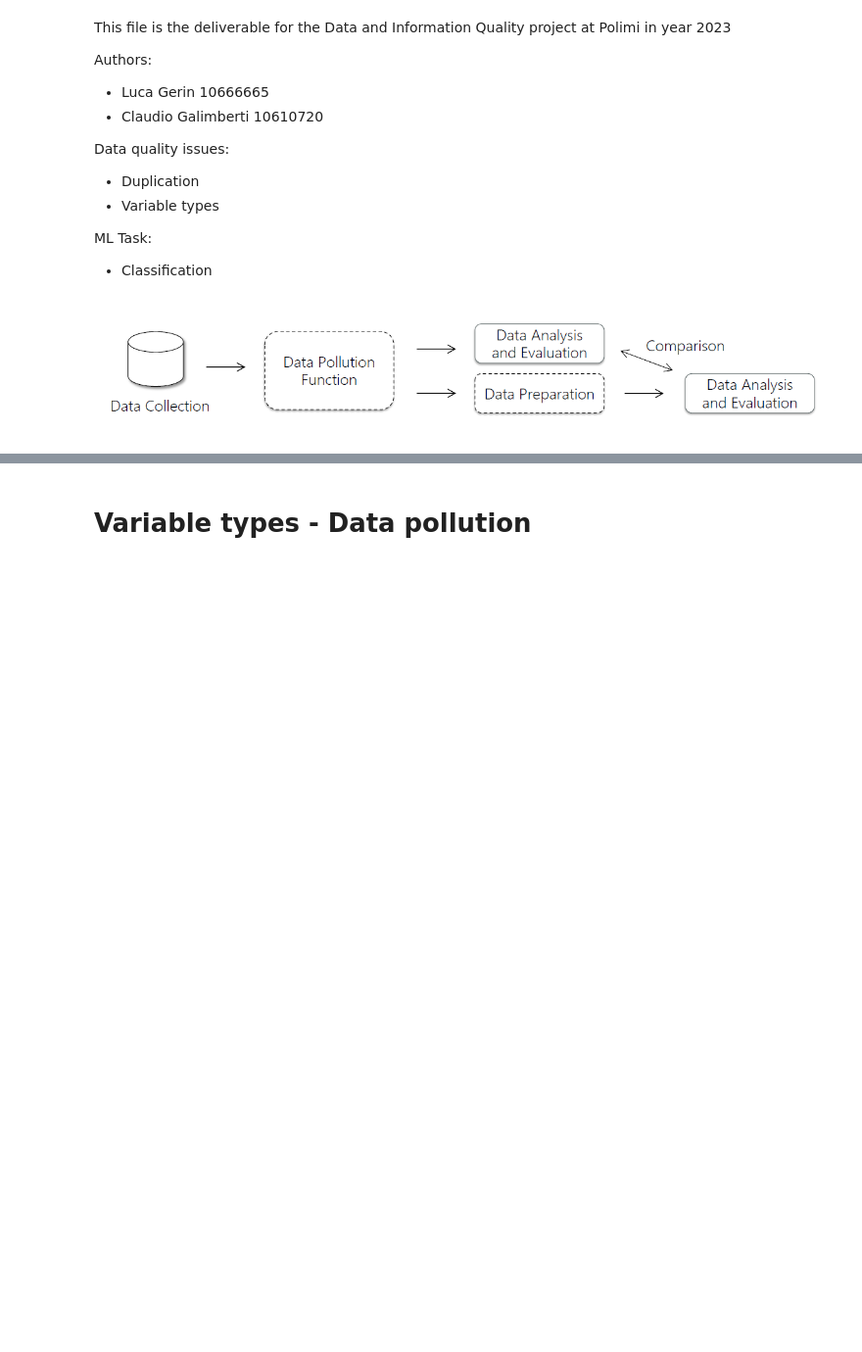
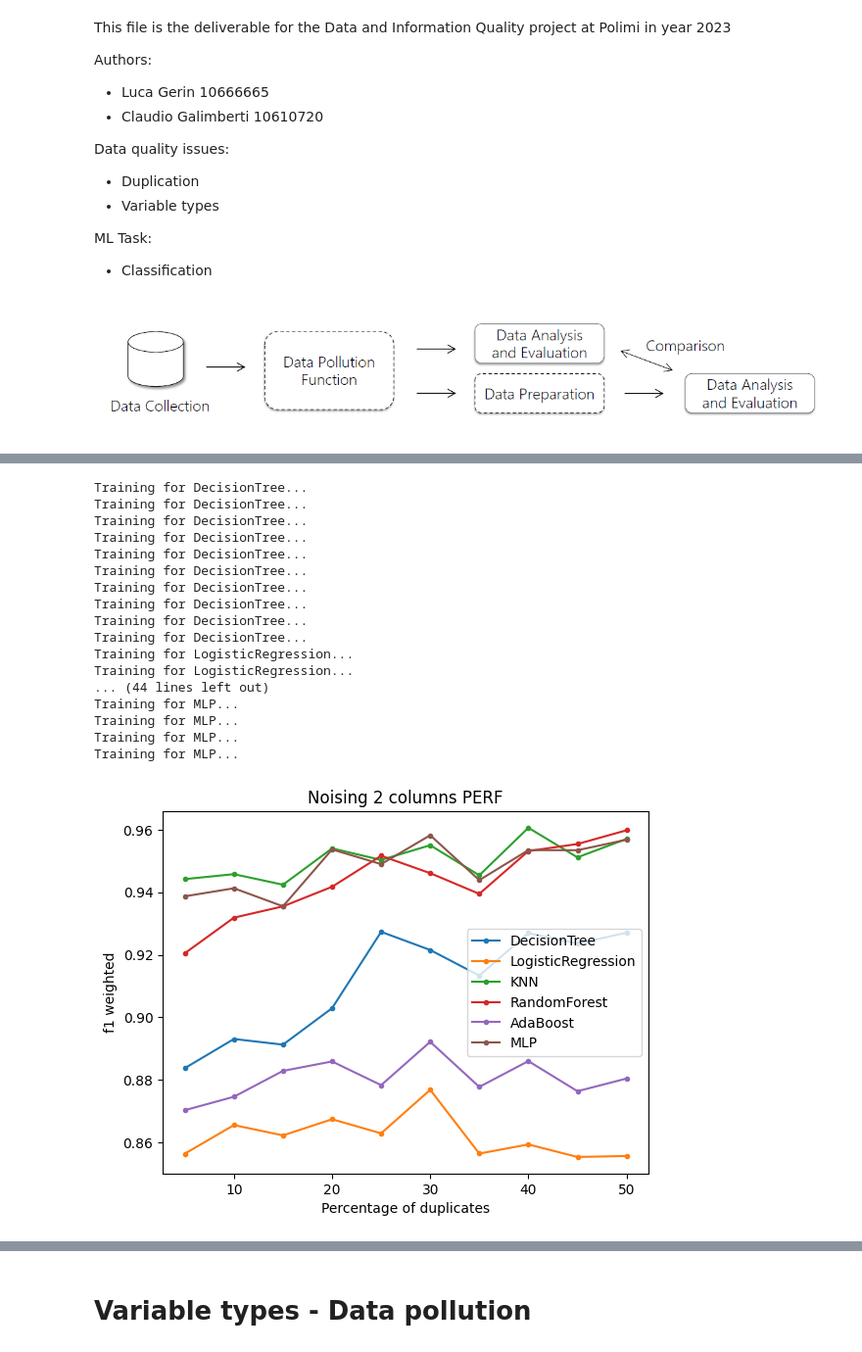
Before and after one commit to LucaGerin/Data_Quality_Project_polimi, a Jupyter notebook: DQProject_Gerin_Galimberti.ipynb, the cells around one changed output, grey strips where cells are left out. Shown at 98% size. Saved outputs shown, nothing was run; the diff lists cells and outputs as text; code cells hidden in the pictures; blank space fills up the shorter version.

```diff
--- a/DQProject_Gerin_Galimberti.ipynb
+++ b/DQProject_Gerin_Galimberti.ipynb
@@ -300,0 +657,21 @@ profile = pandas_profiling.ProfileReport(df)
+# %%
+classifier_function(final_datasets_noise_two, final_labels_noise_two, "Noising 2 columns PERF", "Noising 2 columns DIST", "Noising 2 columns SPEED")
+# %% [output]
+Training for DecisionTree...
+Training for DecisionTree...
+Training for DecisionTree...
+Training for DecisionTree...
+Training for DecisionTree...
+Training for DecisionTree...
+Training for DecisionTree...
+Training for DecisionTree...
+Training for DecisionTree...
+Training for DecisionTree...
+Training for LogisticRegression...
+Training for LogisticRegression...
+... (44 lines left out)
+Training for MLP...
+Training for MLP...
+Training for MLP...
+Training for MLP...
+[figure, added]
```
Also changed, not shown: parts of 66 cells of this notebook.
